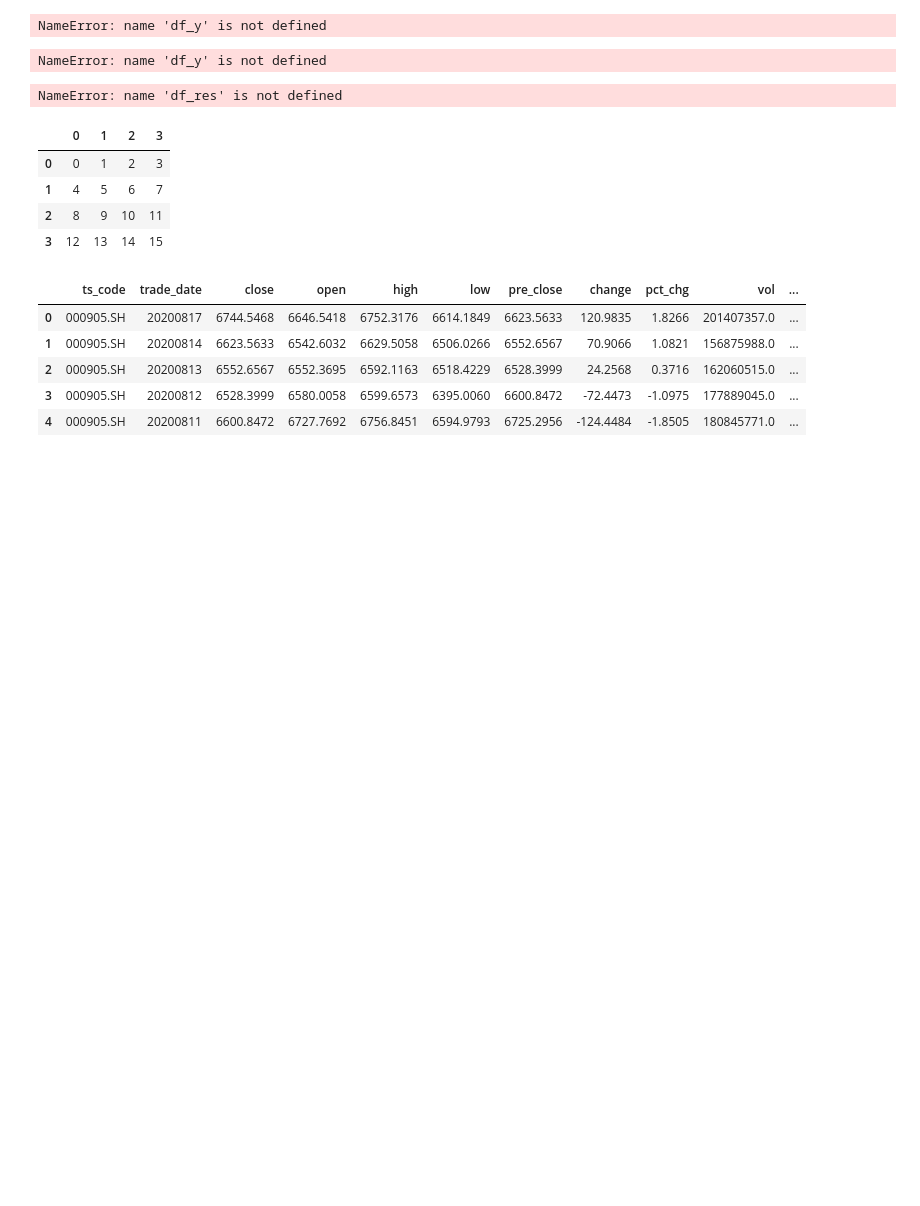
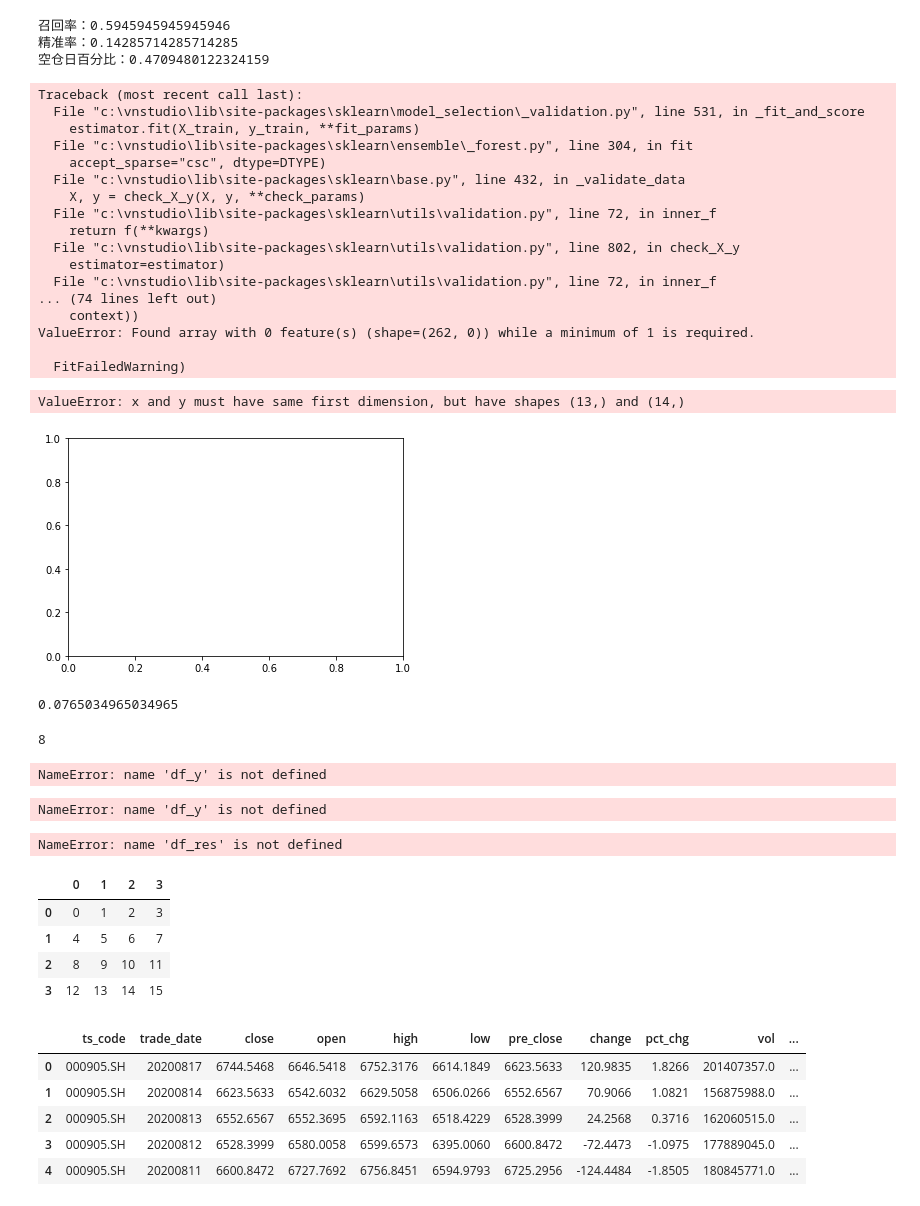
Before and after one commit to digu1216/quantBigA, a Jupyter notebook: jupyter_notebook/stock.ipynb, the cells around one changed output. Drawn from its saved outputs; the diff is of its cells as text; code cells hidden in the pictures; blank space fills up the shorter version.

```diff
--- a/jupyter_notebook/stock.ipynb
+++ b/jupyter_notebook/stock.ipynb
@@ -158 +162,54 @@ score           0.500890
 dtype: float64
+# %%
+# 把下跌因子数超过阈值的记录列出来,查看大跌score=0记录在阈值记录中的百分比
+df_predict = df_ma_score.loc[(np.array(df_ma_score['vol_rate']<5, dtype=int) + np.array(df_ma_score['ma_close_5']<5, dtype=int)) > 1]
+df_score_0 = df_ma_score.loc[df_ma_score['score']==0]
+cnt = 0
+cnt_success = 0
+for idx in np.array(df_score_0.index):
+    cnt += 1
+    if idx in np.array(df_predict.index):
+        cnt_success += 1
+print('召回率：{}'.format(cnt_success/cnt))    # 预测下跌成功次数：实际下跌次数，即召回率（recall）：TP / (TP + FN)，正确预测为正占全部正样本的比例
+print('精准率：{}'.format(cnt_success/df_predict.shape[0]))    # 精准率（precision）：TP / (TP + FP)，正确预测为正占全部预测为正的比例
+print('空仓日百分比：{}'.format(df_predict.shape[0]/df_ma_score.shape[0]))   # 预测为正占所有记录的比例，即空仓：总交易日
+# %% [output]
+召回率：0.5945945945945946
+精准率：0.14285714285714285
+空仓日百分比：0.4709480122324159
+# %%
+# 特征选择之卡方过滤 执行失败，数据噪声太多
+from sklearn.feature_selection import SelectKBest
+from sklearn.feature_selection import chi2
+from sklearn.ensemble import RandomForestClassifier as RFC
+from sklearn.model_selection import cross_val_score
+import matplotlib.pyplot as plt
+score = list()
+X = df_ma_score.values[:, 0:-1]
+y = df_ma_score.values[:, -1]
+for i in range(0,14,1):
+    X_fschi = SelectKBest(chi2, k=i).fit_transform(X, y)
+    once = cross_val_score(RFC(n_estimators=50,random_state=0),X_fschi,y,cv=5).mean()
+    score.append(once)
+plt.plot(range(1,14,1),score)
+plt.show()
+# %% [output]
+Traceback (most recent call last):
+  File "c:\vnstudio\lib\site-packages\sklearn\model_selection\_validation.py", line 531, in _fit_and_score
+    estimator.fit(X_train, y_train, **fit_params)
+  File "c:\vnstudio\lib\site-packages\sklearn\ensemble\_forest.py", line 304, in fit
+    accept_sparse="csc", dtype=DTYPE)
+  File "c:\vnstudio\lib\site-packages\sklearn\base.py", line 432, in _validate_data
+    X, y = check_X_y(X, y, **check_params)
+  File "c:\vnstudio\lib\site-packages\sklearn\utils\validation.py", line 72, in inner_f
+    return f(**kwargs)
+  File "c:\vnstudio\lib\site-packages\sklearn\utils\validation.py", line 802, in check_X_y
+    estimator=estimator)
+  File "c:\vnstudio\lib\site-packages\sklearn\utils\validation.py", line 72, in inner_f
+... (74 lines left out)
+    context))
+ValueError: Found array with 0 feature(s) (shape=(262, 0)) while a minimum of 1 is required.
+
+  FitFailedWarning)
+ValueError: x and y must have same first dimension, but have shapes (13,) and (14,)
+[figure, added]
@@ -159,3 +225,16 @@ dtype: float64
+# %%
+# 特征选择之互信息法  无用
+from sklearn.feature_selection import mutual_info_classif as MIC
+result = MIC(X,y)
+k = result.shape[0] - sum(result <= 0)
+X_fsmic = SelectKBest(MIC, k=8).fit_transform(X, y)
+cross_val_score(RFC(n_estimators=100,random_state=0),X_fsmic,y,cv=5).mean()
+# %% [output]
+0.0765034965034965
+# %%
+k
+# %% [output]
+8
 # %%
 from sklearn.ensemble import RandomForestClassifier
 from sklearn.model_selection import cross_val_score
```
Also changed, not shown: parts of 10 cells of this notebook, 2 other files.
